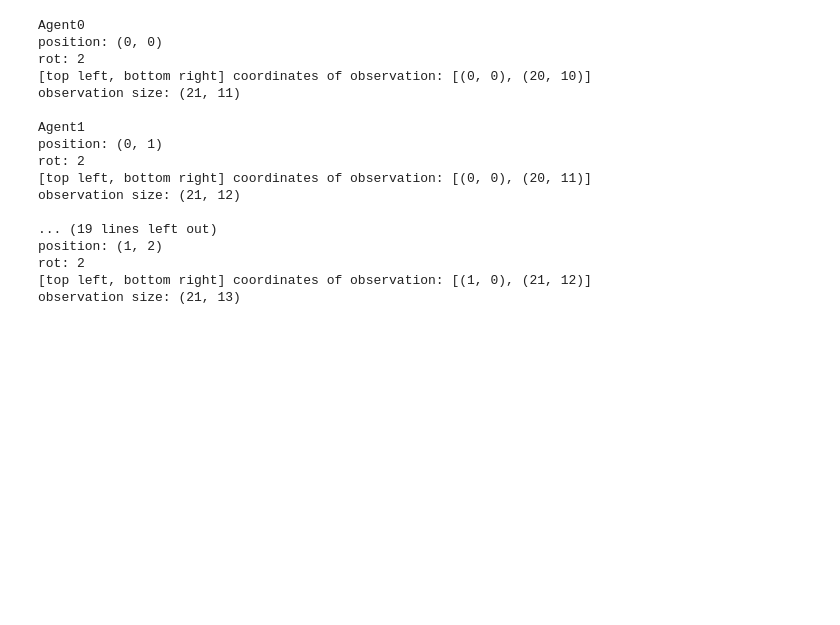
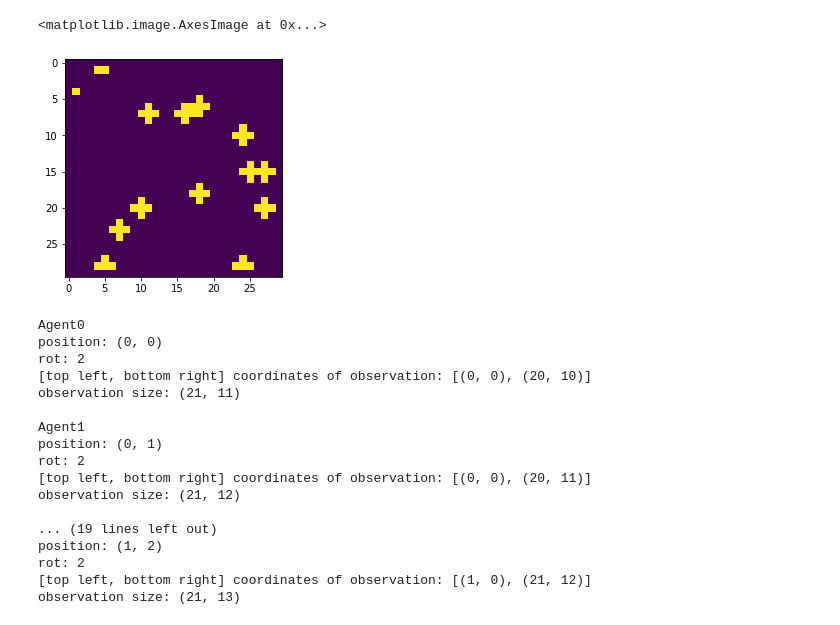
Before and after one commit to RedTachyon/cpr_reputation, a Jupyter notebook: notebooks/board_dev.ipynb, the cells around one changed output. Drawn from its saved outputs; the diff is of its cells as text; code cells hidden in the pictures; blank space fills up the shorter version.

```diff
--- a/notebooks/board_dev.ipynb
+++ b/notebooks/board_dev.ipynb
@@ -34,3 +84,8 @@ array([[0., 0., 0., 0., 1., 1., 1., 0., 0., 0., 0., 0., 0., 0., 0.],
+# %%
+plt.imshow(env.game.board)
+# %% [output]
+<matplotlib.image.AxesImage at 0x...>
+[figure, added]
 # %%
 for name, agent in env.game.agents.items():
     print(name)
```
Also changed, not shown: parts of 6 cells of this notebook, 2 other files.
